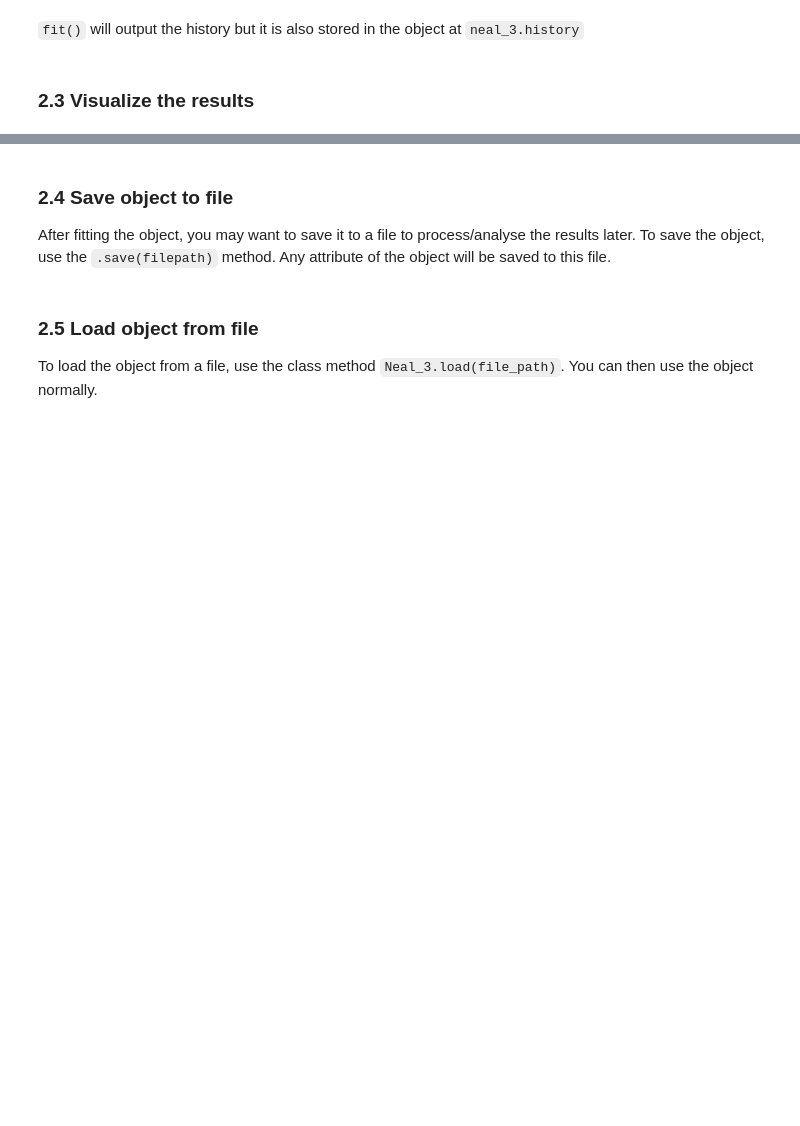
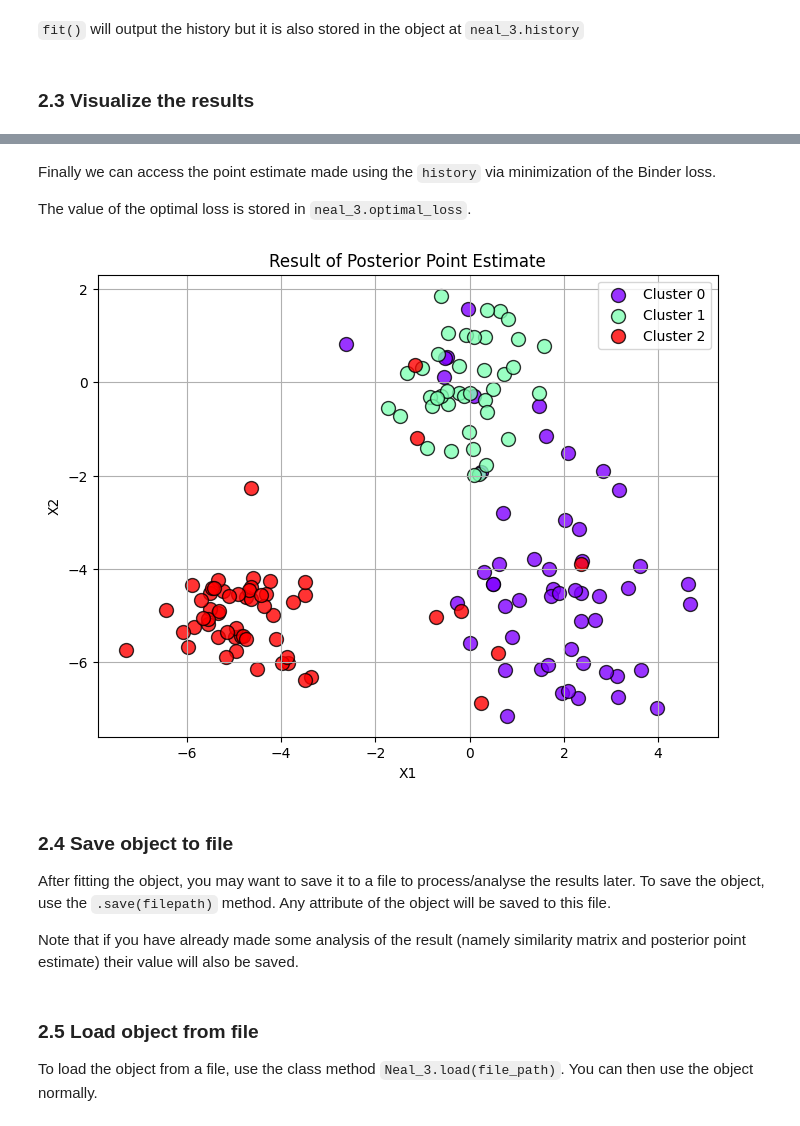
Before and after one commit to Samuele-Caccavelli/bayesian_statistics_project, a Jupyter notebook: notebooks/jupyter/Example_MCMCs.ipynb, the cells around one changed output, grey strips where cells are left out. Drawn from its saved outputs; the diff is of its cells as text; code cells hidden in the pictures; blank space fills up the shorter version.

```diff
--- a/notebooks/jupyter/Example_MCMCs.ipynb
+++ b/notebooks/jupyter/Example_MCMCs.ipynb
@@ -90,5 +107,16 @@ plt.show()
+# %% [markdown]
+Finally we can access the point estimate made using the `history` via minimization of the Binder loss.
+
+The value of the optimal loss is stored in `neal_3.optimal_loss`.
+# %%
+_, _ = neal_3.find_optimal_clustering()
+plot_clusters(Y, neal_3.optimal_clustering, "Result of Posterior Point Estimate")
+# %% [output]
+[figure, added]
 # %% [markdown]
 ### 2.4 Save object to file
 
 After fitting the object, you may want to save it to a file to process/analyse the results later. To save the object, use the `.save(filepath)` method. Any attribute of the object will be saved to this file.
+
+Note that if you have already made some analysis of the result (namely similarity matrix and posterior point estimate) their value will also be saved.
 # %%
```
Also changed, not shown: parts of 17 cells of this notebook, 16 other files.
